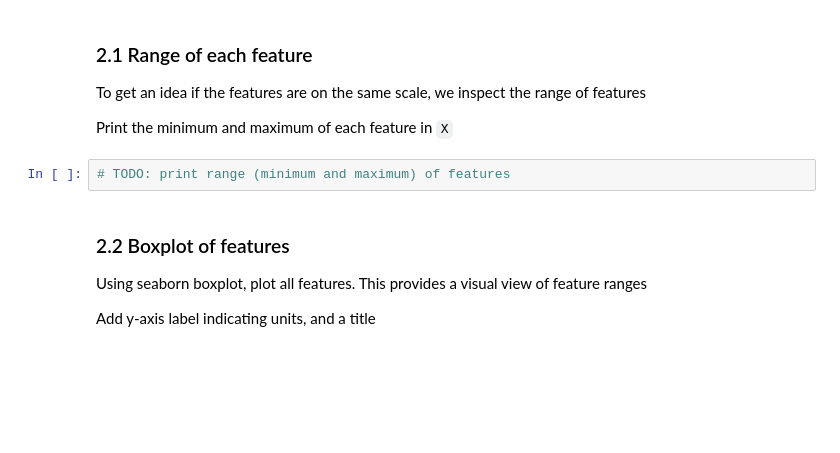
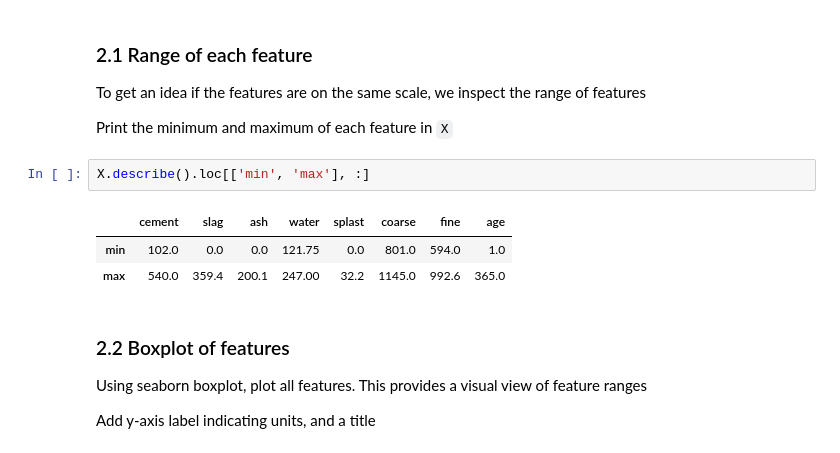
Before and after one commit to jcharlpretorius/ensf611_lab2, a Jupyter notebook: lab2.ipynb, the cells around one changed output. Drawn from its saved outputs; the diff is of its cells as text; blank space fills up the shorter version.

```diff
--- a/lab2.ipynb
+++ b/lab2.ipynb
@@ -86,8 +97,12 @@ Print dimensions and type of `X`, `y`
 To get an idea if the features are on the same scale, we inspect the range of features
 
 Print the minimum and maximum of each feature in `X`
-# %%
-# TODO: print range (minimum and maximum) of features
+# %%
+X.describe().loc[['min', 'max'], :]
+# %% [output]
+|  | cement | slag | ash | water | splast | coarse | fine | age |
+| min | 102.0 | 0.0 | 0.0 | 121.75 | 0.0 | 801.0 | 594.0 | 1.0 |
+| max | 540.0 | 359.4 | 200.1 | 247.00 | 32.2 | 1145.0 | 992.6 | 365.0 |
 # %% [markdown]
 ### 2.2 Boxplot of features
 Using seaborn boxplot, plot all features. This provides a visual view of feature ranges
```
Also changed, not shown: parts of 9 cells of this notebook.
